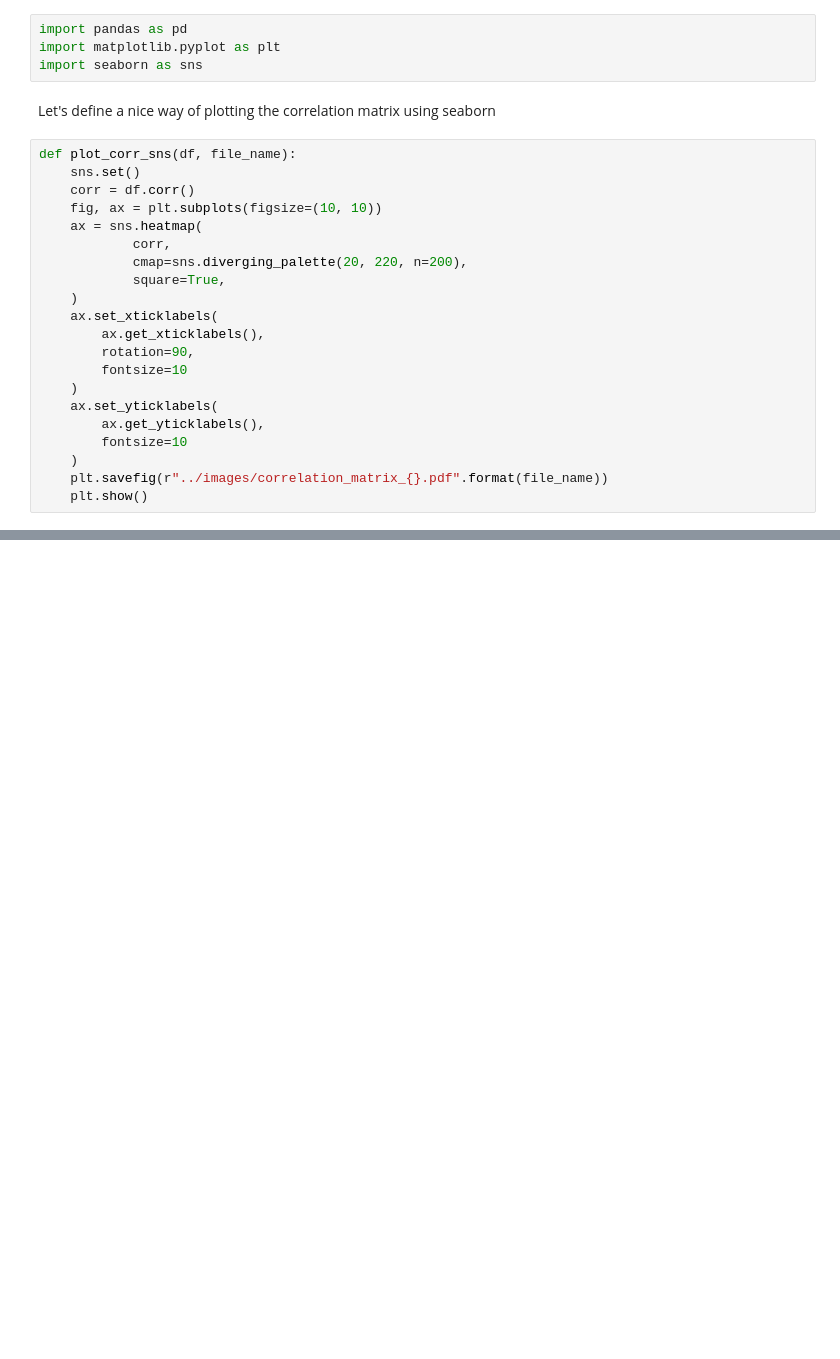
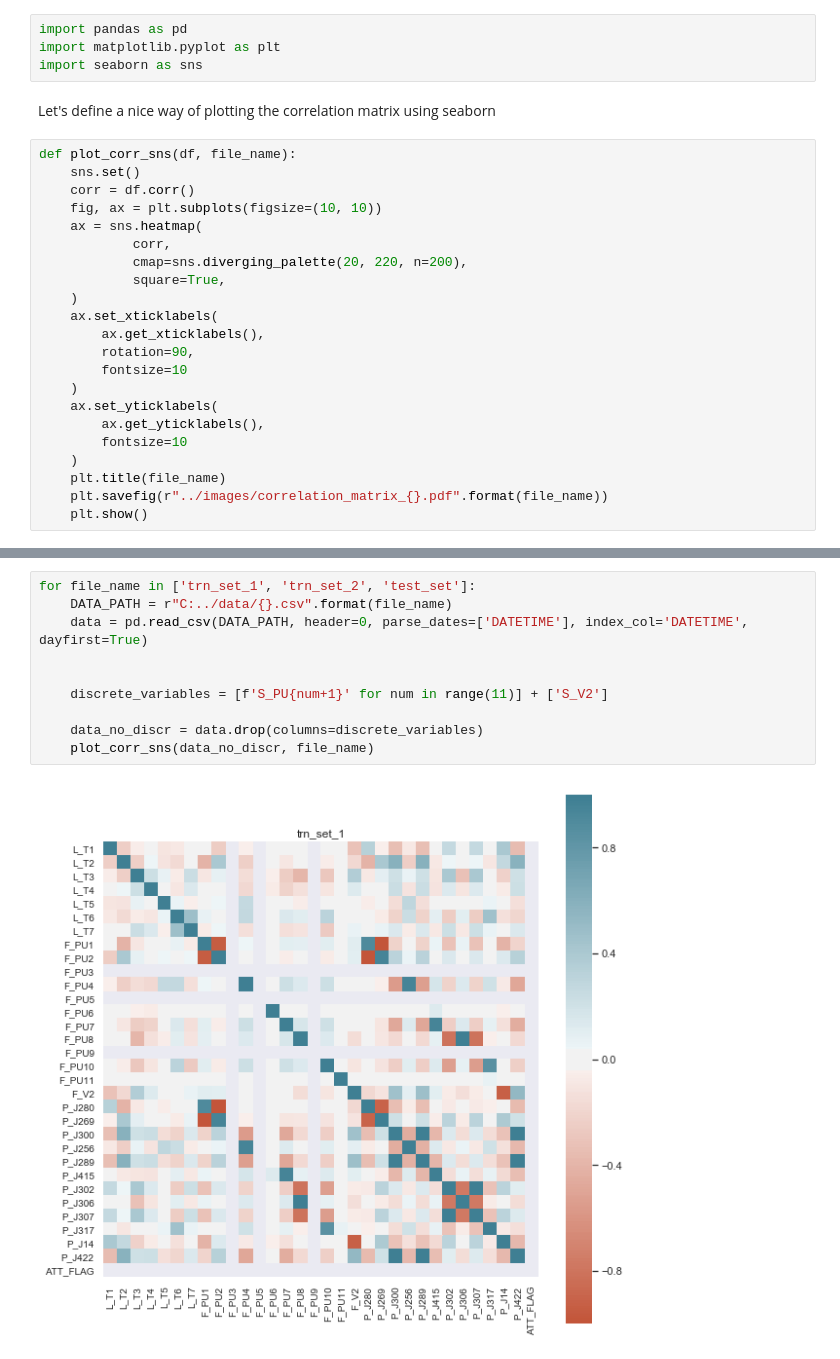
Before and after one commit to benhe119/Cyber-data-analytics_TUDelft, a Jupyter notebook: lab2/notebooks/Familiarization_task.ipynb, the cells around one changed output, grey strips where cells are left out. Cells and saved outputs as stored; diff of their text form; blank space fills up the shorter version.

```diff
--- a/lab2/notebooks/Familiarization_task.ipynb
+++ b/lab2/notebooks/Familiarization_task.ipynb
@@ -23,5 +23,6 @@ def plot_corr_sns(df, file_name):
         ax.get_yticklabels(),
         fontsize=10
     )
+    plt.title(file_name)
     plt.savefig(r"../images/correlation_matrix_{}.pdf".format(file_name))
     plt.show()
@@ -27,0 +31,12 @@ def plot_corr_sns(df, file_name):
+# %%
+for file_name in ['trn_set_1', 'trn_set_2', 'test_set']:
+    DATA_PATH = r"C:../data/{}.csv".format(file_name)
+    data = pd.read_csv(DATA_PATH, header=0, parse_dates=['DATETIME'], index_col='DATETIME', dayfirst=True)
+
+
+    discrete_variables = [f'S_PU{num+1}' for num in range(11)] + ['S_V2']
+
+    data_no_discr = data.drop(columns=discrete_variables)
+    plot_corr_sns(data_no_discr, file_name)
+# %% [output]
+[figure, added]
```
Also changed, not shown: parts of 10 cells of this notebook, 13 other files.
